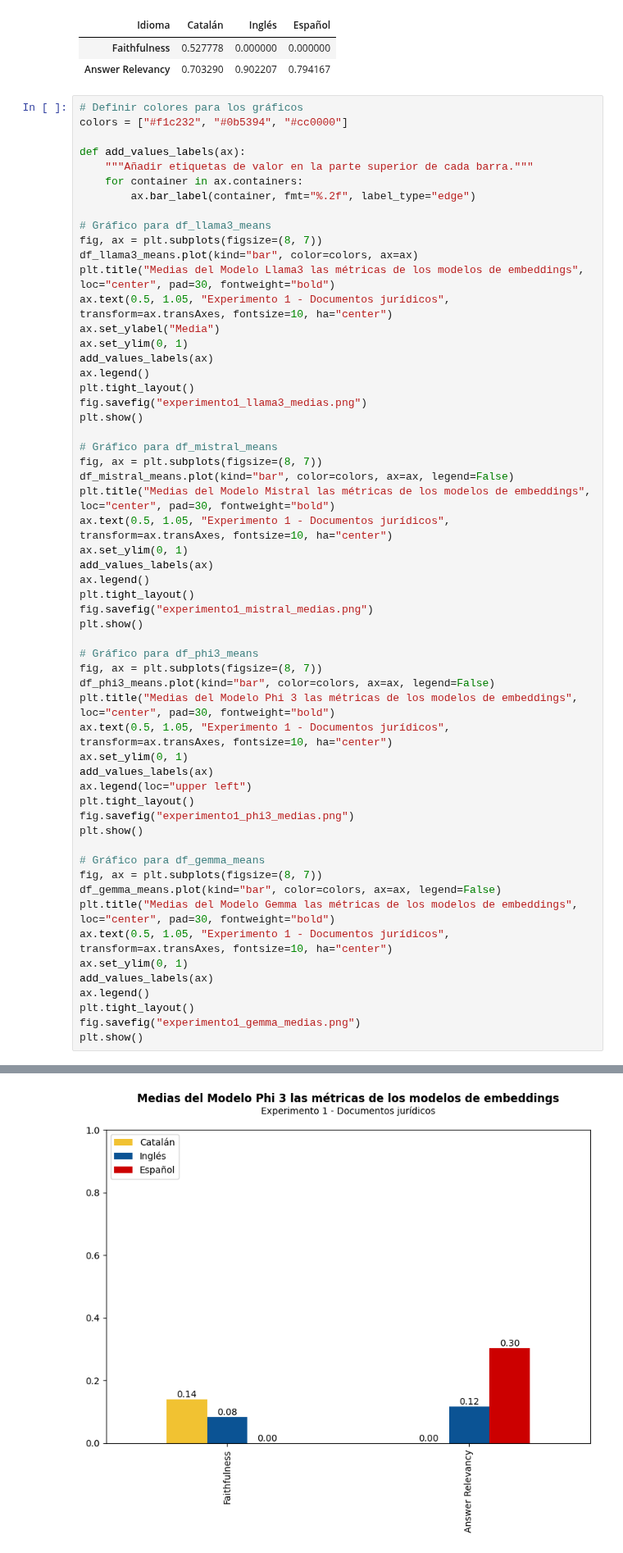
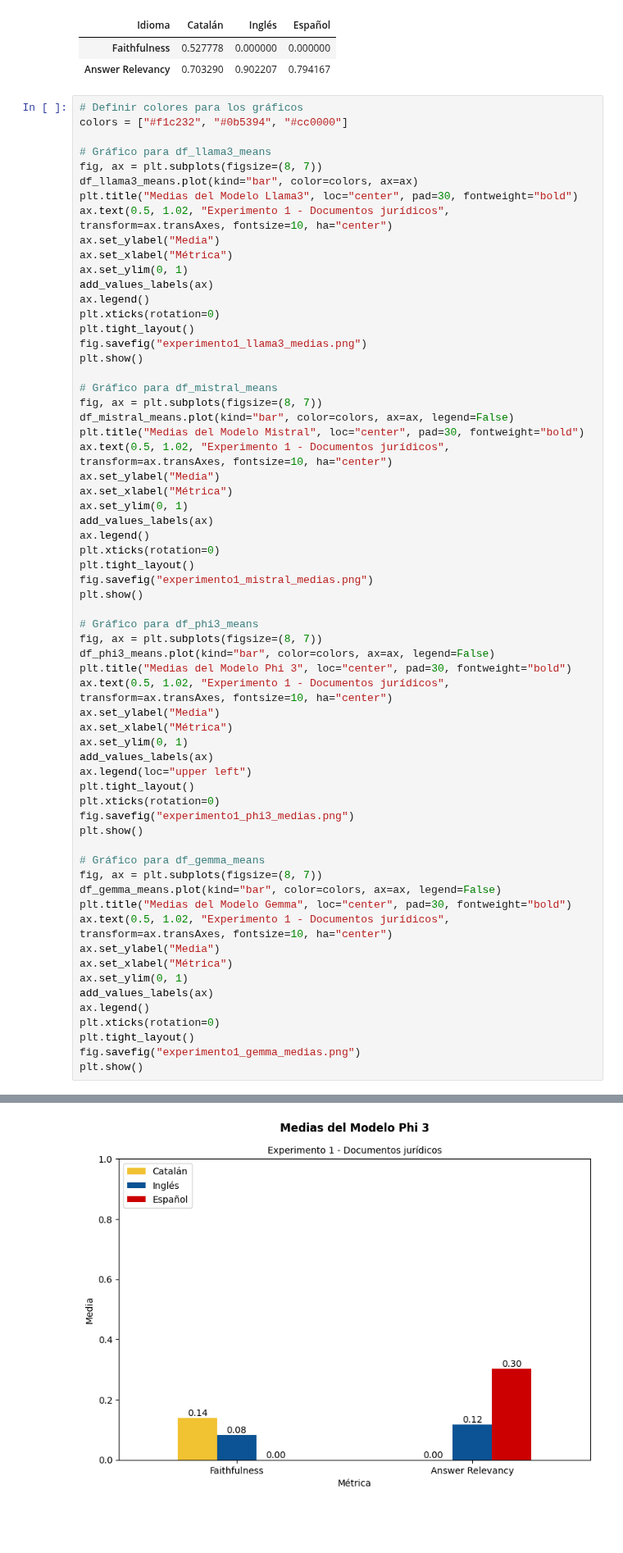
Before and after one commit to Luisbp27/documentQuestionAnswering, a Jupyter notebook: testing/test1/llm/llm_analysis.ipynb, the cells around one changed output, grey strips where cells are left out. Shown at 82% size. Saved outputs shown, nothing was run; the diff lists cells and outputs as text; blank space fills up the shorter version.

Commit message:
check all tests graphics

```diff
--- a/testing/test1/llm/llm_analysis.ipynb
+++ b/testing/test1/llm/llm_analysis.ipynb
@@ -156,20 +156,17 @@ df_llama3_means
 # Definir colores para los gráficos
 colors = ["#f1c232", "#0b5394", "#cc0000"]
 
-def add_values_labels(ax):
-    """Añadir etiquetas de valor en la parte superior de cada barra."""
-    for container in ax.containers:
-        ax.bar_label(container, fmt="%.2f", label_type="edge")
-
 # Gráfico para df_llama3_means
 fig, ax = plt.subplots(figsize=(8, 7))
 df_llama3_means.plot(kind="bar", color=colors, ax=ax)
-plt.title("Medias del Modelo Llama3 las métricas de los modelos de embeddings", loc="center", pad=30, fontweight="bold")
-ax.text(0.5, 1.05, "Experimento 1 - Documentos jurídicos", transform=ax.transAxes, fontsize=10, ha="center")
+plt.title("Medias del Modelo Llama3", loc="center", pad=30, fontweight="bold")
+ax.text(0.5, 1.02, "Experimento 1 - Documentos jurídicos", transform=ax.transAxes, fontsize=10, ha="center")
 ax.set_ylabel("Media")
+ax.set_xlabel("Métrica")
 ax.set_ylim(0, 1)
 add_values_labels(ax)
 ax.legend()
+plt.xticks(rotation=0)
 plt.tight_layout()
 fig.savefig("experimento1_llama3_medias.png")
 plt.show()
@@ -177,11 +174,14 @@ plt.show()
 # Gráfico para df_mistral_means
 fig, ax = plt.subplots(figsize=(8, 7))
 df_mistral_means.plot(kind="bar", color=colors, ax=ax, legend=False)
-plt.title("Medias del Modelo Mistral las métricas de los modelos de embeddings", loc="center", pad=30, fontweight="bold")
-ax.text(0.5, 1.05, "Experimento 1 - Documentos jurídicos", transform=ax.transAxes, fontsize=10, ha="center")
+plt.title("Medias del Modelo Mistral", loc="center", pad=30, fontweight="bold")
+ax.text(0.5, 1.02, "Experimento 1 - Documentos jurídicos", transform=ax.transAxes, fontsize=10, ha="center")
+ax.set_ylabel("Media")
+ax.set_xlabel("Métrica")
 ax.set_ylim(0, 1)
 add_values_labels(ax)
 ax.legend()
+plt.xticks(rotation=0)
 plt.tight_layout()
 fig.savefig("experimento1_mistral_medias.png")
 plt.show()
@@ -189,23 +189,29 @@ plt.show()
 # Gráfico para df_phi3_means
 fig, ax = plt.subplots(figsize=(8, 7))
 df_phi3_means.plot(kind="bar", color=colors, ax=ax, legend=False)
-plt.title("Medias del Modelo Phi 3 las métricas de los modelos de embeddings", loc="center", pad=30, fontweight="bold")
-ax.text(0.5, 1.05, "Experimento 1 - Documentos jurídicos", transform=ax.transAxes, fontsize=10, ha="center")
+plt.title("Medias del Modelo Phi 3", loc="center", pad=30, fontweight="bold")
+ax.text(0.5, 1.02, "Experimento 1 - Documentos jurídicos", transform=ax.transAxes, fontsize=10, ha="center")
+ax.set_ylabel("Media")
+ax.set_xlabel("Métrica")
 ax.set_ylim(0, 1)
 add_values_labels(ax)
 ax.legend(loc="upper left")
 plt.tight_layout()
+plt.xticks(rotation=0)
 fig.savefig("experimento1_phi3_medias.png")
 plt.show()
 
 # Gráfico para df_gemma_means
 fig, ax = plt.subplots(figsize=(8, 7))
 df_gemma_means.plot(kind="bar", color=colors, ax=ax, legend=False)
-plt.title("Medias del Modelo Gemma las métricas de los modelos de embeddings", loc="center", pad=30, fontweight="bold")
-ax.text(0.5, 1.05, "Experimento 1 - Documentos jurídicos", transform=ax.transAxes, fontsize=10, ha="center")
+plt.title("Medias del Modelo Gemma", loc="center", pad=30, fontweight="bold")
+ax.text(0.5, 1.02, "Experimento 1 - Documentos jurídicos", transform=ax.transAxes, fontsize=10, ha="center")
+ax.set_ylabel("Media")
+ax.set_xlabel("Métrica")
 ax.set_ylim(0, 1)
 add_values_labels(ax)
 ax.legend()
+plt.xticks(rotation=0)
 plt.tight_layout()
 fig.savefig("experimento1_gemma_medias.png")
 plt.show()
@@ -215 +221 @@ plt.show()
-[figure, old version]
+[figure, new version]
```
Also changed, not shown: parts of 1 cell of this notebook, 16 other files.
